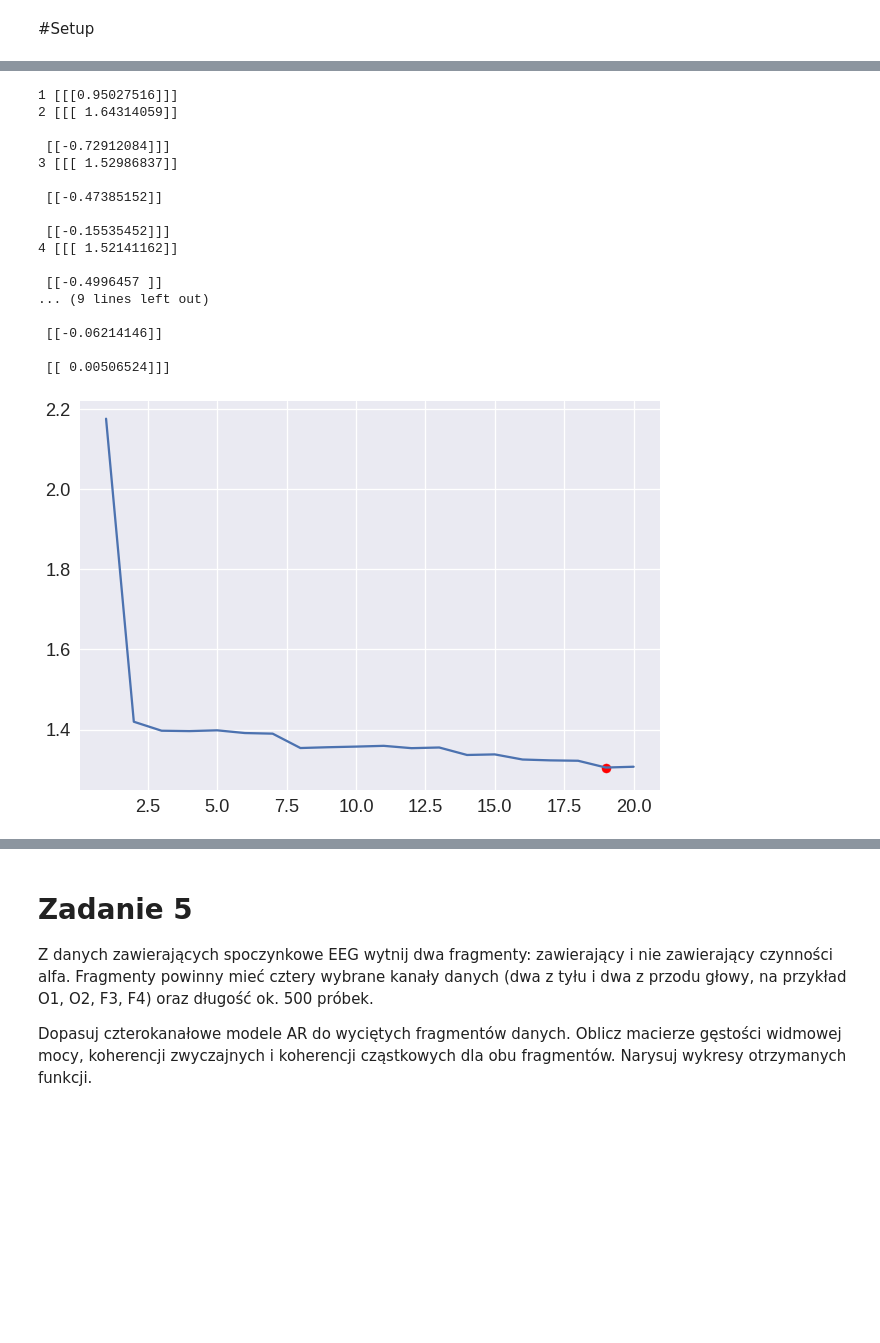
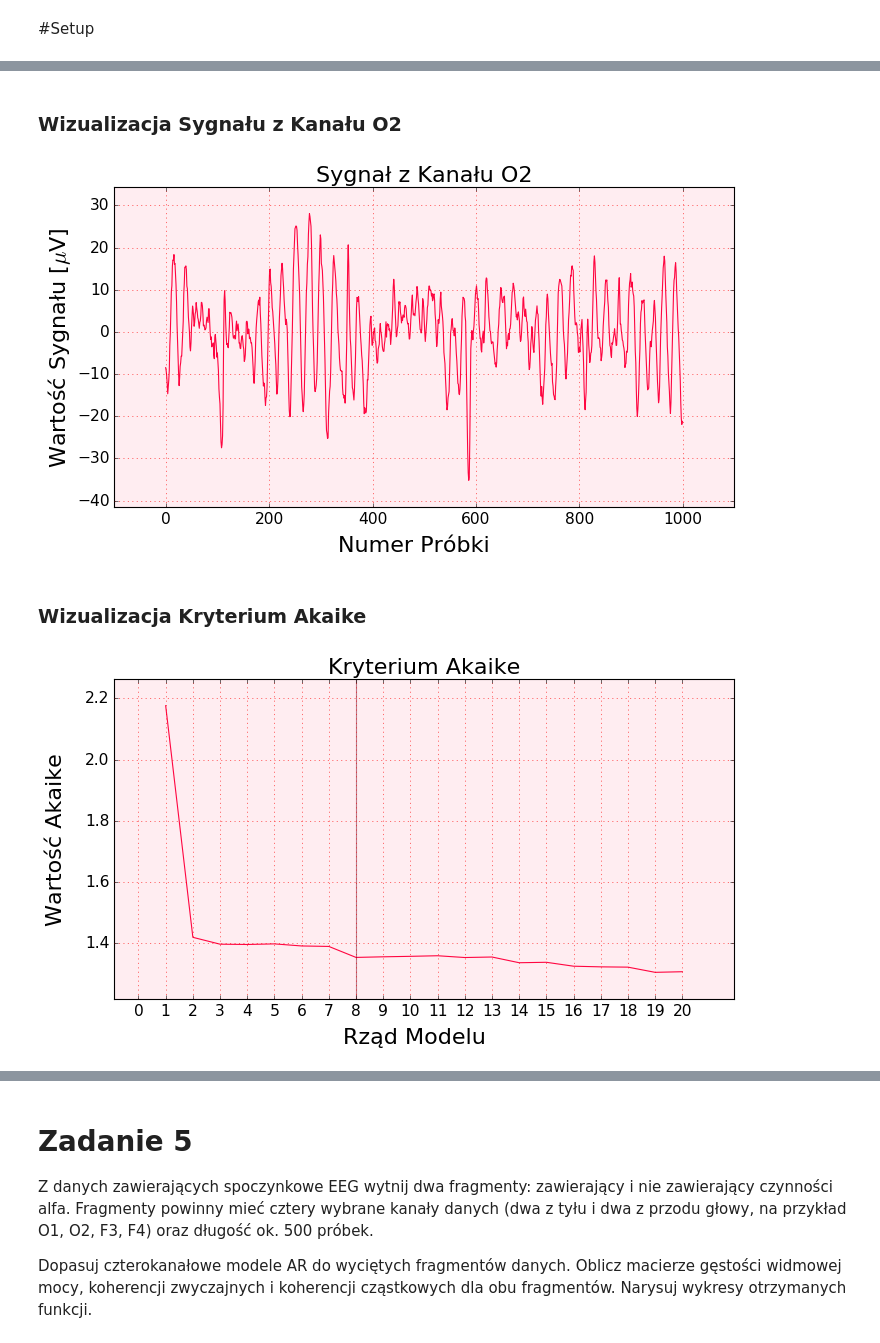
Before and after one commit to PPierzc/PracowniaEEG, a Jupyter notebook: Widmowa_analiza_parametryczna.ipynb, the cells around one changed output, grey strips where cells are left out. Saved outputs shown, nothing was run; the diff lists cells and outputs as text; code cells hidden in the pictures; blank space fills up the shorter version.

```diff
--- a/Widmowa_analiza_parametryczna.ipynb
+++ b/Widmowa_analiza_parametryczna.ipynb
@@ -80,33 +78,65 @@ plt.close()
+# %% [markdown]
+### Wizualizacja Sygnału z Kanału O2
+# %%
+plt.style.use('classic')
+
+fig, ax = plt.subplots(nrows=1, ncols=1, sharex=True, sharey=True, figsize=(10, 5))
+
+ax.plot(x[0], syg[0], color='#ff0641')
+ax.margins(0.1, 0.1)
+ax.set_title('Sygnał z Kanału O2', fontsize=20)
+ax.set_facecolor('#ffedf1')
+ax.tick_params(labelsize=14)
+ax.grid(True, color='r')
+
+fig.text(0.5, -0.01, 'Numer Próbki', ha='center', fontsize=20)
+fig.text(0.04, 0.5, 'Wartość Sygnału [$\mu$V]', va='center', rotation='vertical', fontsize=20)
+
+fig.patch.set_facecolor('#ffffff')
+
+plt.show()
+plt.close()
+# %% [output]
+[figure, added]
+# %% [markdown]
+### Wizualizacja Kryterium Akaike
 # %%
 AIC = utils.coeffs(syg, 1, 5)
-for _x in AIC:
-  print(len(_x[0]), _x[0])
+# for _x in AIC:
+#   print(len(_x[0]), _x[0])
 
 AIC = utils.get_aic_func(syg, 1, 20)
 order, params, coefs = utils.best_akaike(syg, 1, 20)
 
-plt.figure()
-plt.plot(list(range(1, 21)), AIC)
-plt.scatter(order, np.log(np.linalg.det(coefs)) + 2 * order * syg.shape[0] * \
-            syg.shape[0] / syg.shape[1], color='r')
+# plt.figure()
+# plt.plot(list(range(1, 21)), AIC)
+# plt.scatter(order, np.log(np.linalg.det(coefs)) + 2 * order * syg.shape[0] * \
+#             syg.shape[0] / syg.shape[1], color='r')
+# plt.show()
+# plt.close()
+
+plt.style.use('classic')
+
+chosen_order = 8
+
+fig, ax = plt.subplots(nrows=1, ncols=1, sharex=True, sharey=True, figsize=(10, 5))
+
+ax.plot(list(range(1, 21)), AIC, color='#ff0641')
+ax.axvline(chosen_order, alpha=0.5, color='#77041f')
+
+ax.margins(0.1, 0.1)
+ax.set_title('Kryterium Akaike', fontsize=20)
+ax.set_facecolor('#ffedf1')
+ax.set_xticks(np.arange(0, 21, 1))
+ax.tick_params(labelsize=14)
+ax.grid(True, color='r')
+
+fig.text(0.5, -0.01, 'Rząd Modelu', ha='center', fontsize=20)
+fig.text(0.04, 0.5, 'Wartość Akaike', va='center', rotation='vertical', fontsize=20)
+
+fig.patch.set_facecolor('#ffffff')
+
 plt.show()
 plt.close()
 # %% [output]
-1 [[[0.95027516]]]
-2 [[[ 1.64314059]]
-
- [[-0.72912084]]]
-3 [[[ 1.52986837]]
-
- [[-0.47385152]]
-
- [[-0.15535452]]]
-4 [[[ 1.52141162]]
-
- [[-0.4996457 ]]
-... (9 lines left out)
-
- [[-0.06214146]]
-
- [[ 0.00506524]]]
-[figure, old version]
+[figure, new version]
```
Also changed, not shown: parts of 23 cells of this notebook.
